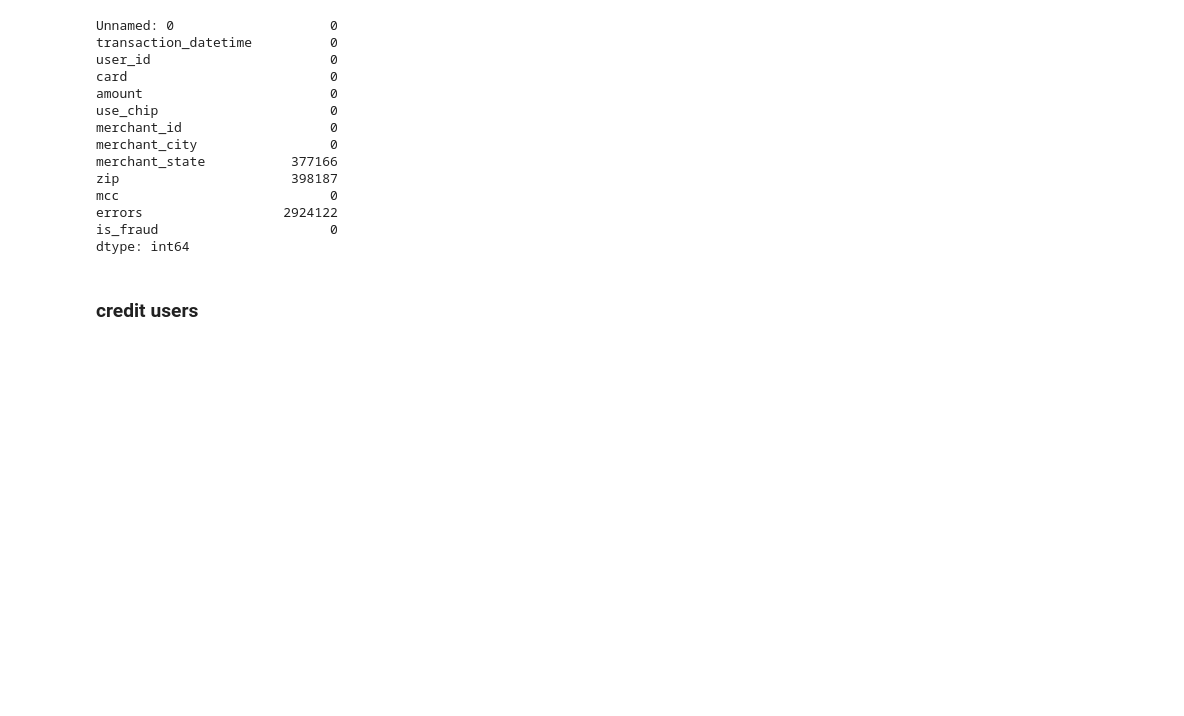
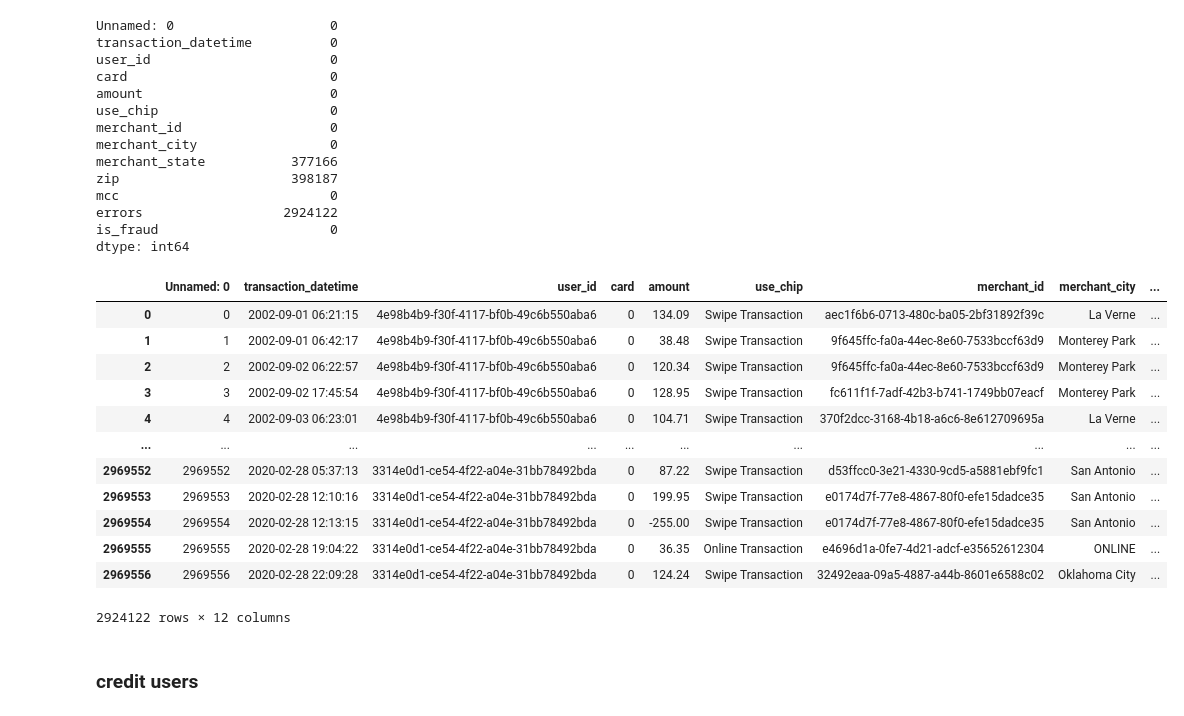
Before and after one commit to Qandle/Data_Cleansing, a Jupyter notebook: Lab 4_ Data cleansing and preparation.ipynb, the cells around one changed output. Saved outputs shown, nothing was run; the diff lists cells and outputs as text; code cells hidden in the pictures; blank space fills up the shorter version.

```diff
--- a/Lab 4_ Data cleansing and preparation.ipynb
+++ b/Lab 4_ Data cleansing and preparation.ipynb
@@ -103,6 +103,24 @@ mcc                           0
 errors                  2924122
 is_fraud                      0
 dtype: int64
+# %%
+cd_tst_valid = cd_tst[cd_tst.errors.isna()]
+cd_tst_valid = cd_tst_valid.drop(columns=["errors"])
+cd_tst_valid
+# %% [output]
+|  | Unnamed: 0 | transaction_datetime | user_id | card | amount | use_chip | merchant_id | merchant_city | ... |
+| 0 | 0 | 2002-09-01 06:21:15 | 4e98b4b9-f30f-4117-bf0b-49c6b550aba6 | 0 | 134.09 | Swipe Transaction | aec1f6b6-0713-480c-ba05-2bf31892f39c | La Verne | ... |
+| 1 | 1 | 2002-09-01 06:42:17 | 4e98b4b9-f30f-4117-bf0b-49c6b550aba6 | 0 | 38.48 | Swipe Transaction | 9f645ffc-fa0a-44ec-8e60-7533bccf63d9 | Monterey Park | ... |
+| 2 | 2 | 2002-09-02 06:22:57 | 4e98b4b9-f30f-4117-bf0b-49c6b550aba6 | 0 | 120.34 | Swipe Transaction | 9f645ffc-fa0a-44ec-8e60-7533bccf63d9 | Monterey Park | ... |
+| 3 | 3 | 2002-09-02 17:45:54 | 4e98b4b9-f30f-4117-bf0b-49c6b550aba6 | 0 | 128.95 | Swipe Transaction | fc611f1f-7adf-42b3-b741-1749bb07eacf | Monterey Park | ... |
+| 4 | 4 | 2002-09-03 06:23:01 | 4e98b4b9-f30f-4117-bf0b-49c6b550aba6 | 0 | 104.71 | Swipe Transaction | 370f2dcc-3168-4b18-a6c6-8e612709695a | La Verne | ... |
+| ... | ... | ... | ... | ... | ... | ... | ... | ... | ... |
+| 2969552 | 2969552 | 2020-02-28 05:37:13 | 3314e0d1-ce54-4f22-a04e-31bb78492bda | 0 | 87.22 | Swipe Transaction | d53ffcc0-3e21-4330-9cd5-a5881ebf9fc1 | San Antonio | ... |
+| 2969553 | 2969553 | 2020-02-28 12:10:16 | 3314e0d1-ce54-4f22-a04e-31bb78492bda | 0 | 199.95 | Swipe Transaction | e0174d7f-77e8-4867-80f0-efe15dadce35 | San Antonio | ... |
+| 2969554 | 2969554 | 2020-02-28 12:13:15 | 3314e0d1-ce54-4f22-a04e-31bb78492bda | 0 | -255.00 | Swipe Transaction | e0174d7f-77e8-4867-80f0-efe15dadce35 | San Antonio | ... |
+| 2969555 | 2969555 | 2020-02-28 19:04:22 | 3314e0d1-ce54-4f22-a04e-31bb78492bda | 0 | 36.35 | Online Transaction | e4696d1a-0fe7-4d21-adcf-e35652612304 | ONLINE | ... |
+| 2969556 | 2969556 | 2020-02-28 22:09:28 | 3314e0d1-ce54-4f22-a04e-31bb78492bda | 0 | 124.24 | Swipe Transaction | 32492eaa-09a5-4887-a44b-8601e6588c02 | Oklahoma City | ... |
+2924122 rows × 12 columns
 # %% [markdown]
 ### credit users
 # %%
```
Also changed, not shown: parts of 4 cells of this notebook.
